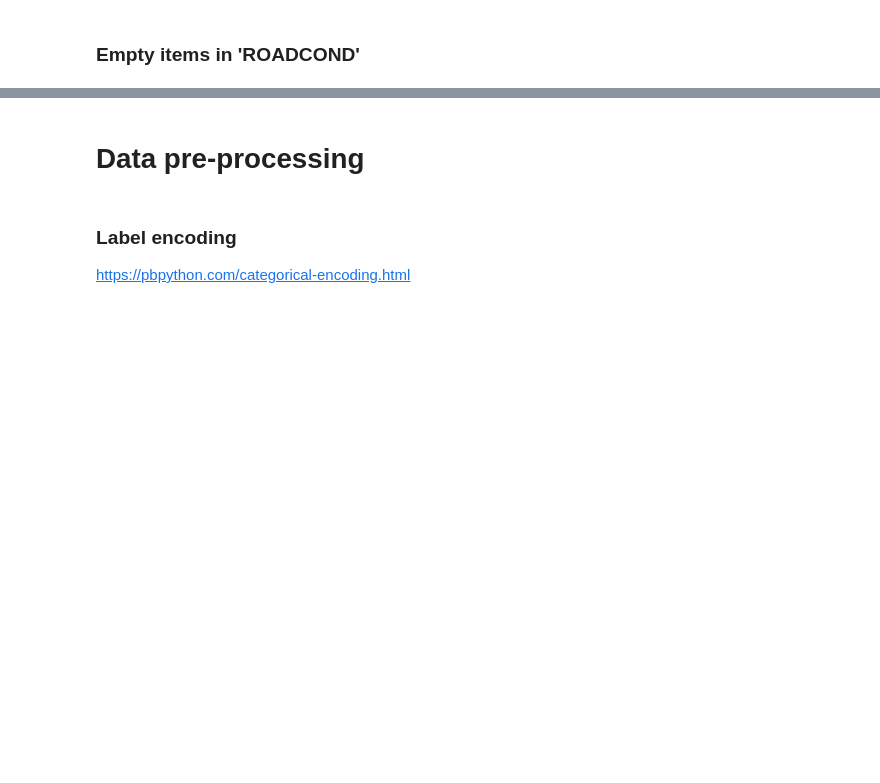
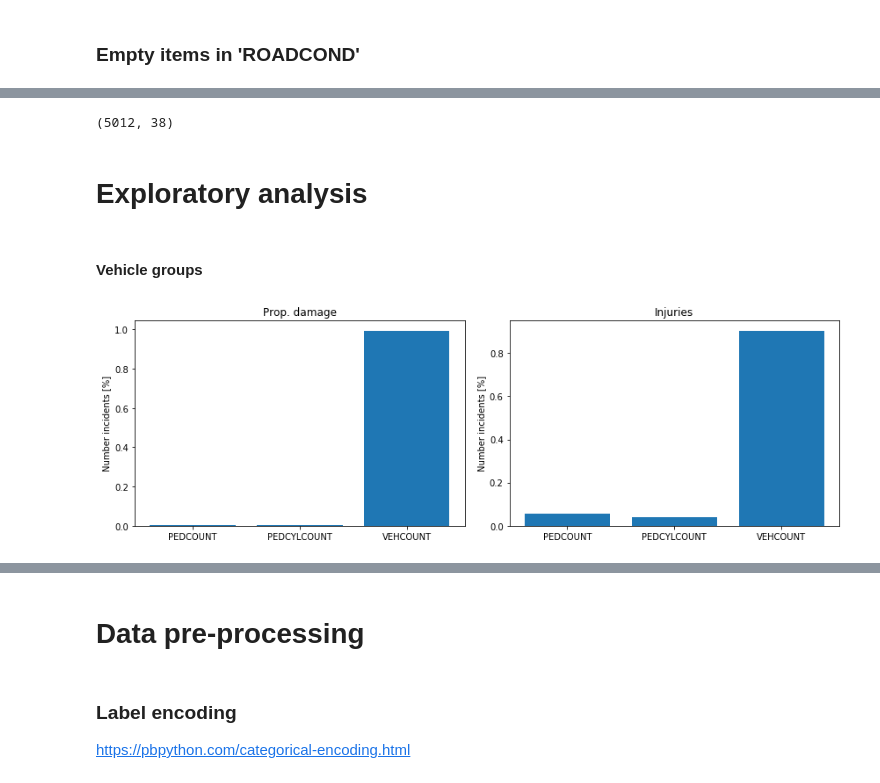
Before and after one commit to granchester-england/IBM_DataScience_Capstone, a Jupyter notebook: DataScienceCapstoneProject.ipynb, the cells around one changed output, grey strips where cells are left out. Cells and saved outputs as stored; diff of their text form; code cells hidden in the pictures; blank space fills up the shorter version.

```diff
--- a/DataScienceCapstoneProject.ipynb
+++ b/DataScienceCapstoneProject.ipynb
@@ -34,0 +20,5 @@ df_raw['SEVERITYCODE'].size
+# %%
+import pandas as pd
+filepath=r"C:\Users\JSCU\Documents\Schuler\General\Courses_2020\IBM_Data_Science_Professional_Certificate\9_CapstoneProject\Data-Collisions.csv"
+df_raw = pd.read_csv(filepath)
+df_raw.head()
@@ -43,2 +63,29 @@ df_raw.columns
 # %%
 df_raw[df_raw['ROADCOND'].isna()==True].shape
+# %% [output]
+(5012, 38)
+# %% [markdown]
+# Exploratory analysis
+# %%
+col=['SEVERITYCODE','WEATHER','ROADCOND','LIGHTCOND','WEATHER','COLLISIONTYPE','PEDCOUNT','PEDCYLCOUNT','VEHCOUNT','ADDRTYPE']
+c=['SEVERITYCODE','PEDCOUNT','PEDCYLCOUNT','VEHCOUNT']
+df_group_1=df_raw.loc[df_raw['SEVERITYCODE']==1]  # prop damage
+df_group_2=df_raw.loc[df_raw.SEVERITYCODE==2]  # injury
+df_1=df_group_1[c].groupby(by=["SEVERITYCODE"]).sum()
+df_2=df_group_2[c].groupby(by=["SEVERITYCODE"]).sum()
+# %% [markdown]
+#### Vehicle groups
+# %%
+fig, (ax1,ax2) = plt.subplots(1,2,figsize=(12,4))
+x=df_1.columns
+y1=np.divide(df_1.to_numpy()[0], sum(df_1.to_numpy()[0]))
+y2=np.divide(df_2.to_numpy()[0], sum(df_2.to_numpy()[0]))
+ax1.bar(x, y1)
+ax2.bar(x, y2)
+ax1.title.set_text('Prop. damage')
+ax2.title.set_text('Injuries')
+ax1.set_ylabel('Number incidents [%]')
+ax2.set_ylabel('Number incidents [%]')
+plt.tight_layout()
+# %% [output]
+[figure, added]
```
Also changed, not shown: parts of 40 cells of this notebook.
